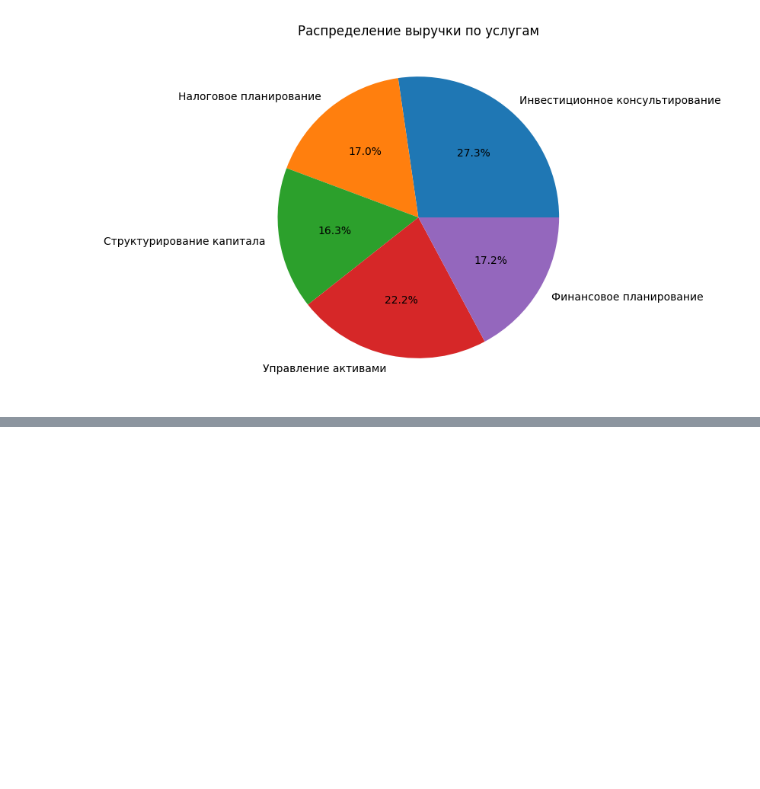
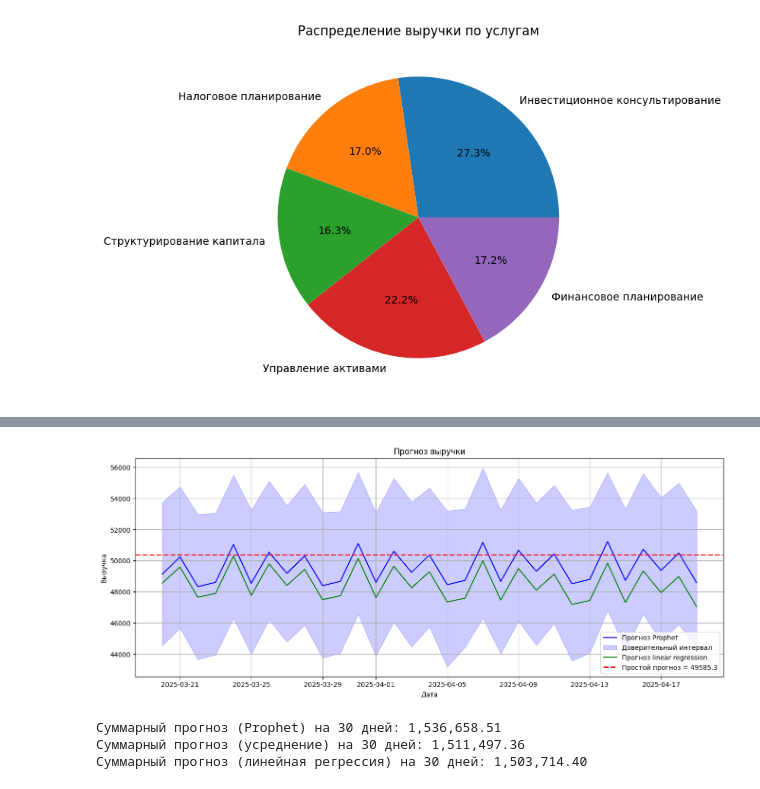
Before and after one commit to kostya63/aton, a Jupyter notebook: aton_test.ipynb, the cells around one changed output, grey strips where cells are left out. Cells and saved outputs as stored; diff of their text form; code cells hidden in the pictures; blank space fills up the shorter version.

```diff
--- a/aton_test.ipynb
+++ b/aton_test.ipynb
@@ -283,0 +505,24 @@ plt.show()
+# %%
+# Три прогноза по выручке на одном графике
+plt.figure(figsize=(16,6))
+plt.plot(april_forecast_prophet['ds'], april_forecast_prophet['yhat'], label='Прогноз Prophet', color='blue')
+plt.fill_between(april_forecast_prophet['ds'], april_forecast_prophet['yhat_lower'], april_forecast_prophet['yhat_upper'], color='blue', alpha=0.2, label='Доверительный интервал')
+plt.plot(april_forecast_lin['ds'], april_forecast_lin['y_lin'], label = 'Прогноз linear regression', color='green')
+plt.axhline(y=simple_prediction, color='red', linestyle='--', linewidth=2, label=f'Простой прогноз = {mean_val:.1f}')
+plt.xlabel('Дата')
+plt.ylabel('Выручка')
+plt.title('Прогноз выручки')
+plt.legend()
+plt.grid(True)
+plt.show()
+# %% [output]
+[figure, added]
+# %%
+# Суммарный прогноз
+print(f"Суммарный прогноз (Prophet) на 30 дней: {april_forecast_prophet['yhat'].sum():,.2f}")
+print(f"Суммарный прогноз (усреднение) на 30 дней: {simple_prediction*30:,.2f}")
+print(f"Суммарный прогноз (линейная регрессия) на 30 дней: {pred_april_lin.sum():,.2f}")
+# %% [output]
+Суммарный прогноз (Prophet) на 30 дней: 1,536,658.51
+Суммарный прогноз (усреднение) на 30 дней: 1,511,497.36
+Суммарный прогноз (линейная регрессия) на 30 дней: 1,503,714.40
```
Also changed, not shown: parts of 23 cells of this notebook.
